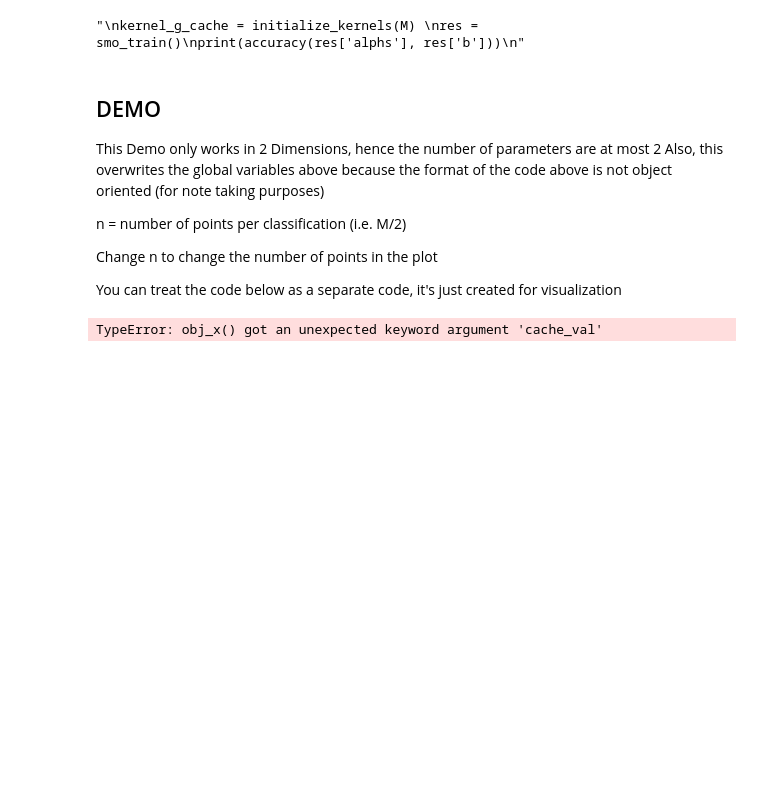
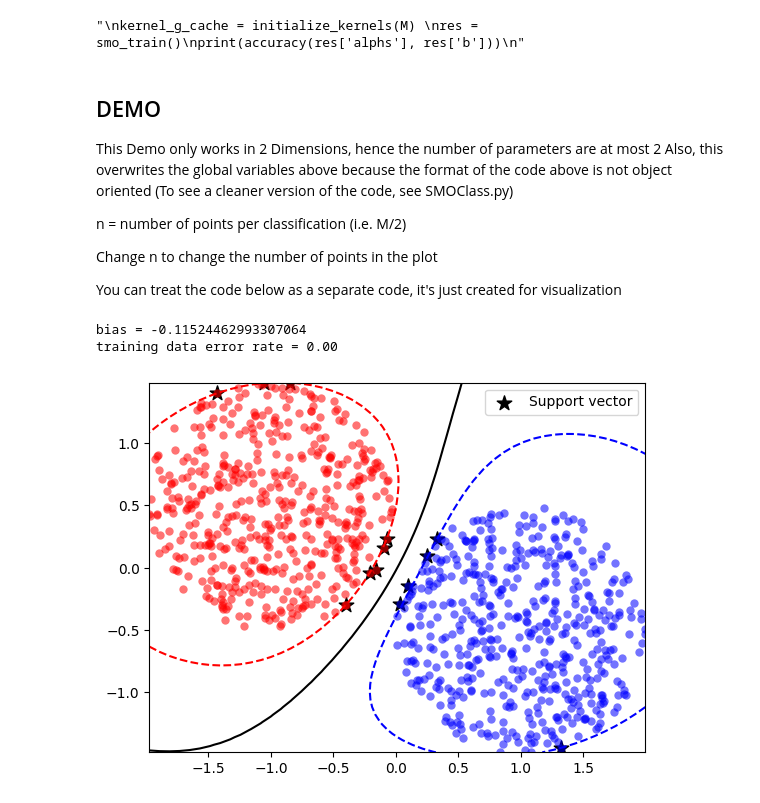
Before and after one commit to LunabaLeeris/SMOCaseStudy, a Jupyter notebook: main.ipynb, the cells around one changed output. Drawn from its saved outputs; the diff is of its cells as text; code cells hidden in the pictures; blank space fills up the shorter version.

```diff
--- a/main.ipynb
+++ b/main.ipynb
@@ -300,7 +300,7 @@ print(accuracy(res['alphs'], res['b']))
 # %% [markdown]
 ## DEMO
 This Demo only works in 2 Dimensions, hence the number of parameters are at most 2
-Also, this overwrites the global variables above because the format of the code above is not object oriented (for note taking purposes)
+Also, this overwrites the global variables above because the format of the code above is not object oriented (To see a cleaner version of the code, see SMOClass.py)
 
 n = number of points per classification (i.e. M/2)
 
@@ -312,7 +312,7 @@ import numpy as np
 import matplotlib.pyplot as plt
 from sklearn.preprocessing import StandardScaler
 
-n = 100
+n = 500
 M = n*2     # Overwrites the above M to make this wor
 D = 2       # Ensures dimensions are 2
 
@@ -366,31 +366,33 @@ print('training data error rate = {:.2f}'.format(error_rate))
 # Draw the Plot
 plt.plot(C0[0], C0[1], 'o', markerfacecolor='r', markeredgecolor='None', alpha=0.55)
 plt.plot(C1[0], C1[1], 'o', markerfacecolor='b', markeredgecolor='None', alpha=0.55)
 
 resolution = 50
 dx = np.linspace(X[:, 0].min(), X[:, 0].max(), resolution)
 dy = np.linspace(X[:, 1].min(), X[:, 1].max(), resolution)
 dx, dy = np.meshgrid(dx, dy)
 plot_x = np.c_[dx.flatten(), dy.flatten()]
 
 transformed_plot_x = scaler.transform(plot_x)
 dz = predict(model['alphs'], model['b'], transformed_plot_x, True)
 dz = dz.reshape(dx.shape)
 
 plt.contour(dx, dy, dz, alpha=1, colors=('b', 'k', 'r'), \
             levels=(-1, 0, 1), linestyles = ('--', '-', '--'))
 
 label_cnt = 0
 for i in sv_idx:
     if label_cnt == 0:
         plt.scatter(X[i, 0], X[i, 1], marker='*', color='k', \
                     s=120, label='Support vector')
         label_cnt += 1
         continue
 
     plt.scatter(X[i, 0], X[i, 1], marker='*', color='k', s=120)
 
 plt.legend()
 plt.show()
 # %% [output]
-TypeError: obj_x() got an unexpected keyword argument 'cache_val'
+bias = -0.11524462993307064
+training data error rate = 0.00
+[figure, added]
```
Also changed, not shown: parts of 1 cell of this notebook.
